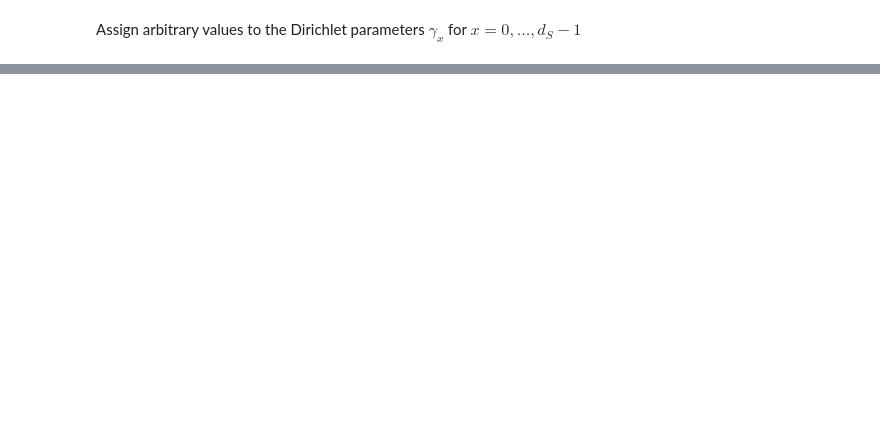
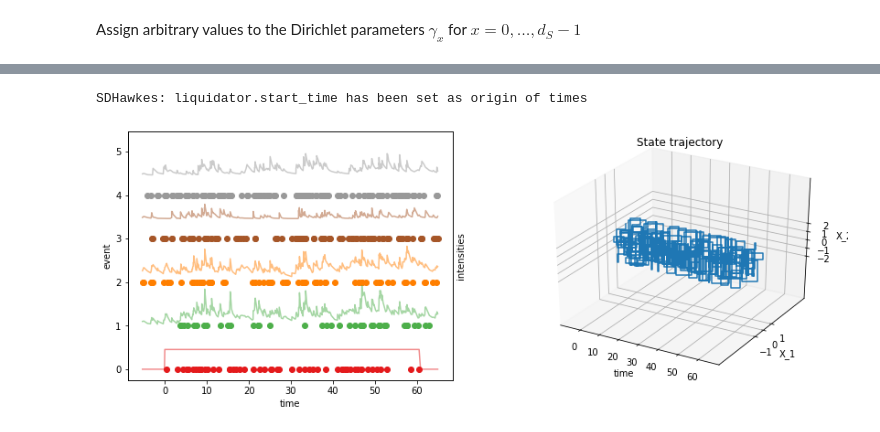
Before and after one commit to claudio-ICL/pipest, a Jupyter notebook: pipest/presentation_notebook.ipynb, the cells around one changed output, grey strips where cells are left out. Drawn from its saved outputs; the diff is of its cells as text; code cells hidden in the pictures; blank space fills up the shorter version.

```diff
--- a/pipest/presentation_notebook.ipynb
+++ b/pipest/presentation_notebook.ipynb
@@ -138,0 +199,4 @@ model.plot_intensities()
+# %%
+model.make_start_liquid_origin_of_times(delete_negative_times=False)
+# %% [output]
+SDHawkes: liquidator.start_time has been set as origin of times
@@ -138,0 +205,4 @@ model.plot_intensities()
+# %%
+model.plot_events_and_states(t_0=-5.5,t_1=65.0, first_event_index=0)
+# %% [output]
+[figure, added]
```
Also changed, not shown: parts of 13 cells of this notebook, 3 other files.
